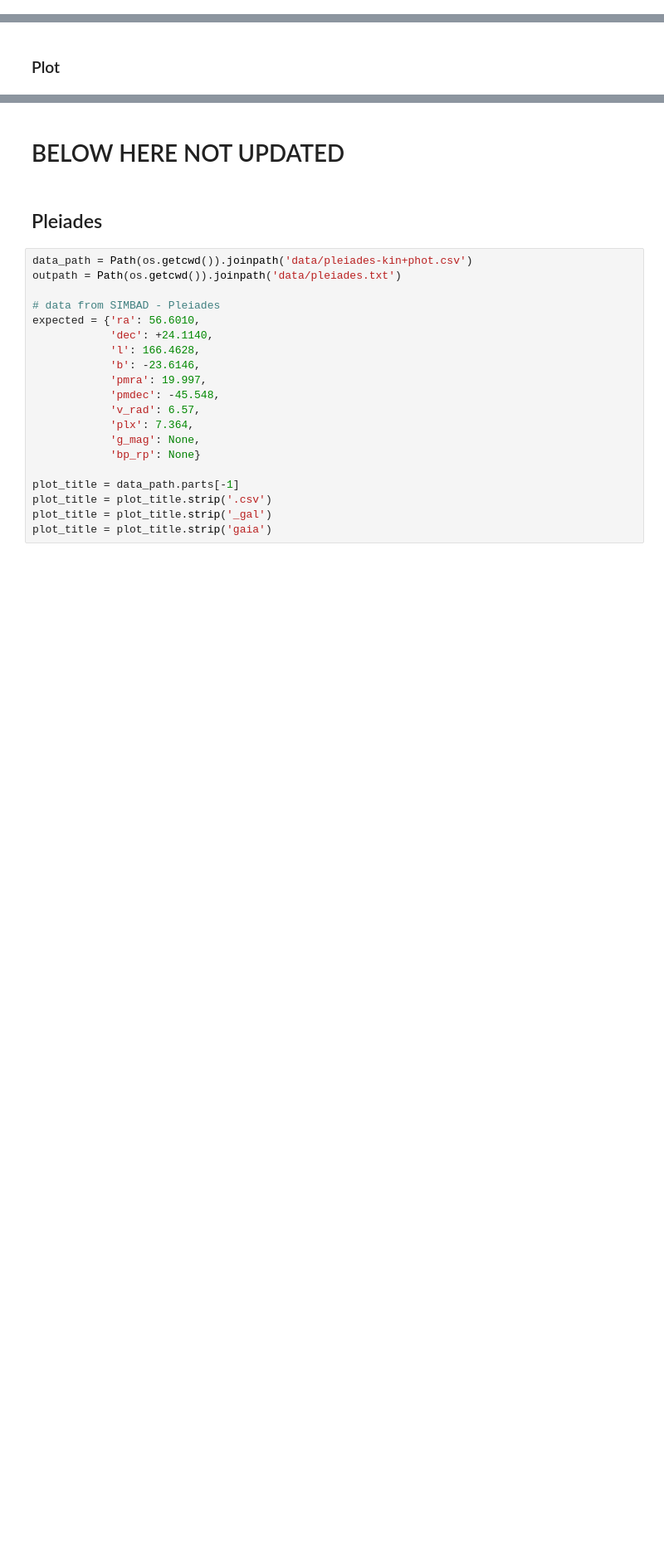
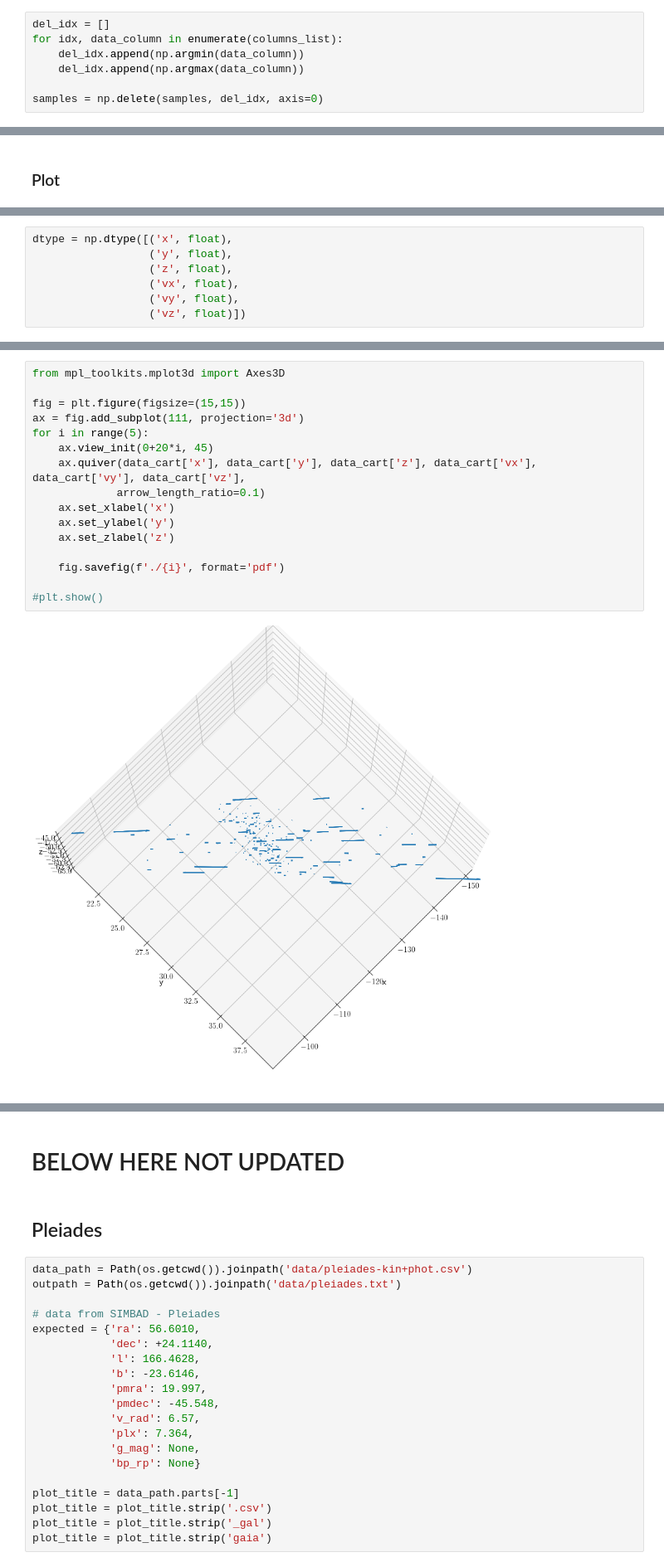
Before and after one commit to d-sanfratello/starcluster, a Jupyter notebook: figaro-starclusters.ipynb, the cells around one changed output, grey strips where cells are left out. Shown at 83% size. Saved outputs shown, nothing was run; the diff lists cells and outputs as text; blank space fills up the shorter version.

```diff
--- a/figaro-starclusters.ipynb
+++ b/figaro-starclusters.ipynb
@@ -19,0 +73,7 @@ n_alot = 10000
+# %%
+del_idx = []
+for idx, data_column in enumerate(columns_list):
+    del_idx.append(np.argmin(data_column))
+    del_idx.append(np.argmax(data_column))
+
+samples = np.delete(samples, del_idx, axis=0)
@@ -95,0 +186,7 @@ fig.savefig(f'pleiades-kin+phot-{n_alot}.pdf', format='pdf')
+# %%
+dtype = np.dtype([('x', float),
+                  ('y', float),
+                  ('z', float),
+                  ('vx', float),
+                  ('vy', float),
+                  ('vz', float)])
@@ -95,0 +311,18 @@ fig.savefig(f'pleiades-kin+phot-{n_alot}.pdf', format='pdf')
+# %%
+from mpl_toolkits.mplot3d import Axes3D
+
+fig = plt.figure(figsize=(15,15))
+ax = fig.add_subplot(111, projection='3d')
+for i in range(5):
+    ax.view_init(0+20*i, 45)
+    ax.quiver(data_cart['x'], data_cart['y'], data_cart['z'], data_cart['vx'], data_cart['vy'], data_cart['vz'],
+             arrow_length_ratio=0.1)
+    ax.set_xlabel('x')
+    ax.set_ylabel('y')
+    ax.set_zlabel('z')
+
+    fig.savefig(f'./{i}', format='pdf')
+
+#plt.show()
+# %% [output]
+[figure, added]
```
Also changed, not shown: parts of 24 cells of this notebook.
